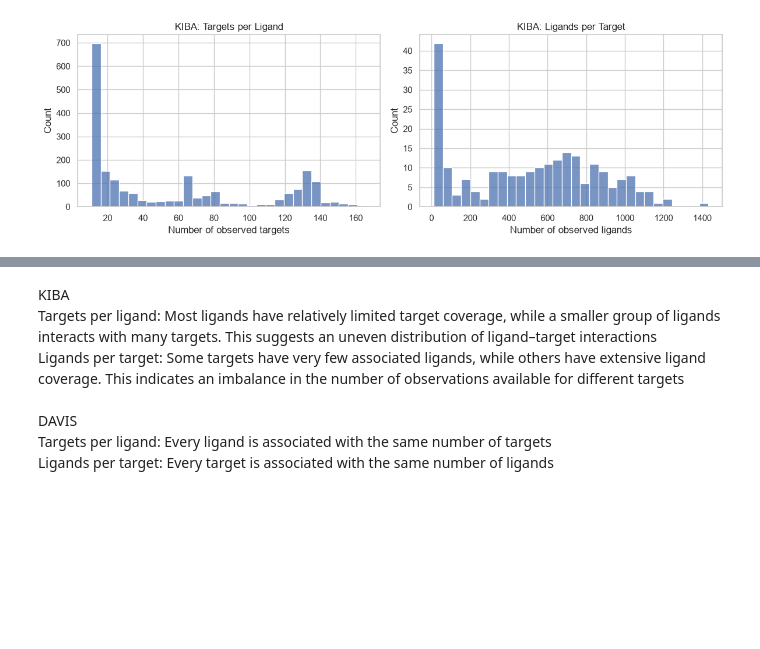
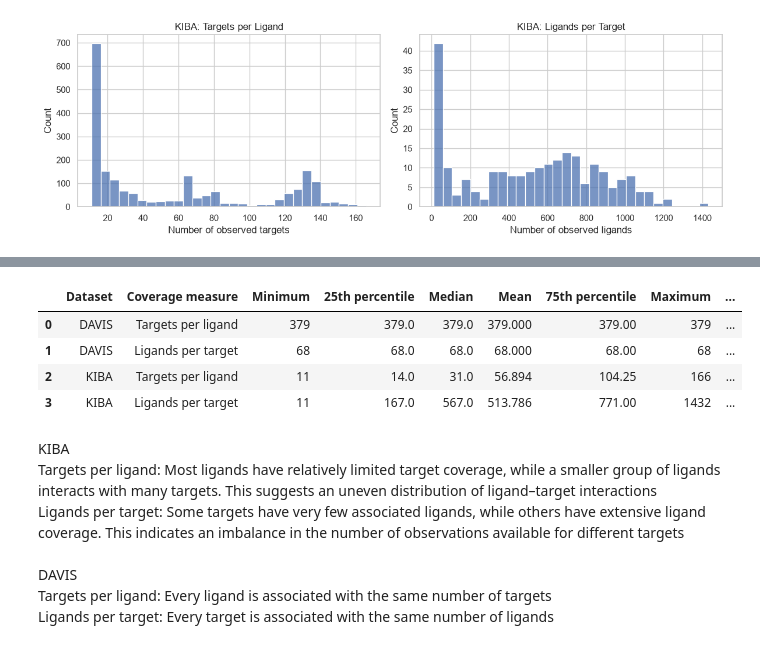
Before and after one commit to IAmGreyBunny/SC4020-Lab2, a Jupyter notebook: dataset-analysis.ipynb, the cells around one changed output, grey strips where cells are left out. Drawn from its saved outputs; the diff is of its cells as text; code cells hidden in the pictures; blank space fills up the shorter version.

```diff
--- a/dataset-analysis.ipynb
+++ b/dataset-analysis.ipynb
@@ -353,3 +647,48 @@ plot_coverage(kiba, 'KIBA')
+# %%
+def coverage_statistics(df, name):
+    targets_per_ligand = (
+        df.groupby('compound_iso_smiles')['target_sequence'].nunique()
+    )
+    ligands_per_target = (
+        df.groupby('target_sequence')['compound_iso_smiles'].nunique()
+    )
+
+    def summarise(values, entity):
+        return {
+            'Dataset': name,
+            'Coverage measure': entity,
+            'Minimum': values.min(),
+            '25th percentile': values.quantile(0.25),
+            'Median': values.median(),
+            'Mean': values.mean(),
+            '75th percentile': values.quantile(0.75),
+            'Maximum': values.max(),
+            'Standard deviation': values.std()
+        }
+
+    return [
+        summarise(targets_per_ligand, 'Targets per ligand'),
+        summarise(ligands_per_target, 'Ligands per target')
+    ]
+
+
+coverage_summary = pd.DataFrame(
+    coverage_statistics(davis, 'DAVIS')
+    + coverage_statistics(kiba, 'KIBA')
+)
+
+display(coverage_summary.round(3))
+
+coverage_summary.to_csv(
+    OUT_DIR / 'coverage_statistics.csv',
+    index=False
+)
+# %% [output]
+|  | Dataset | Coverage measure | Minimum | 25th percentile | Median | Mean | 75th percentile | Maximum | ... |
+| 0 | DAVIS | Targets per ligand | 379 | 379.0 | 379.0 | 379.000 | 379.00 | 379 | ... |
+| 1 | DAVIS | Ligands per target | 68 | 68.0 | 68.0 | 68.000 | 68.00 | 68 | ... |
+| 2 | KIBA | Targets per ligand | 11 | 14.0 | 31.0 | 56.894 | 104.25 | 166 | ... |
+| 3 | KIBA | Ligands per target | 11 | 167.0 | 567.0 | 513.786 | 771.00 | 1432 | ... |
 # %% [markdown]
 KIBA
 <br> Targets per ligand: Most ligands have relatively limited target coverage, while a smaller group of ligands interacts with many targets. This suggests an uneven distribution of ligand–target interactions
```
Also changed, not shown: parts of 26 cells of this notebook, 7 other files.
